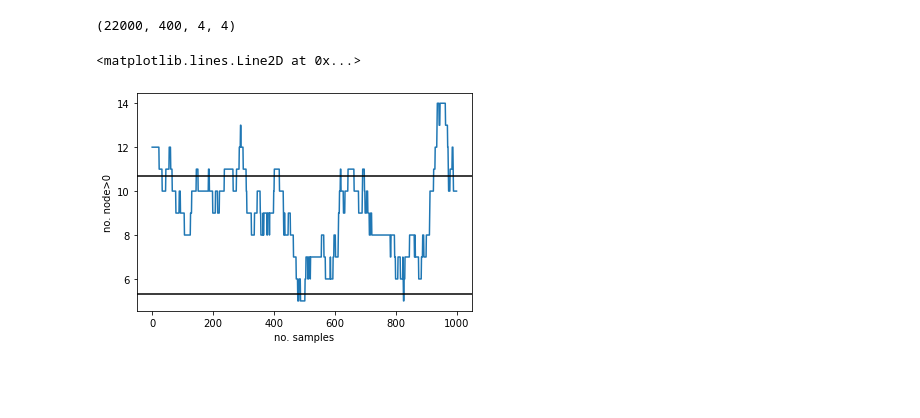
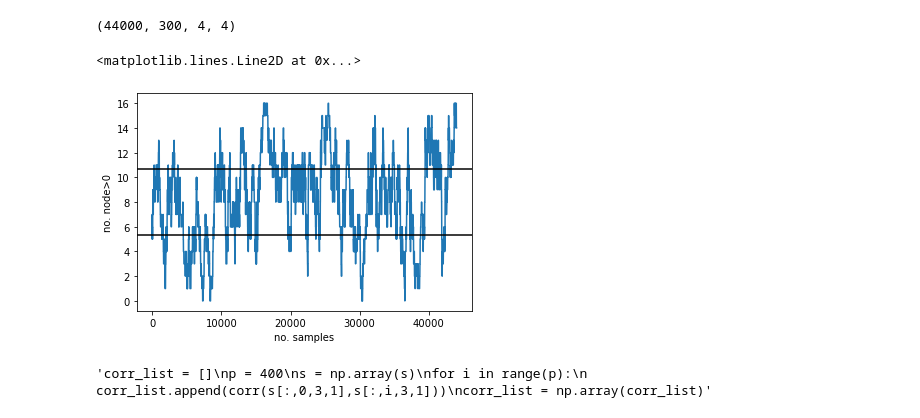
Before and after one commit to yy495/bistable_perception_project, a Jupyter notebook: parallel_test_09.ipynb, the cells around one changed output. Drawn from its saved outputs; the diff is of its cells as text; code cells hidden in the pictures; blank space fills up the shorter version.

```diff
--- a/parallel_test_09.ipynb
+++ b/parallel_test_09.ipynb
@@ -54,7 +54,7 @@ def simulation(p,no_samples,a = 1, b = -1, sigma = 0.3, lamda = 0.05,dim = 4):
     z = (np.random.rand(p,dim,dim)-0.5)*2
     for i in range(int(no_samples)):
         z_star = proposal_function_new(z,p)
-        acc = sample_rejection_new(z,z_star,p,a = 1, b = -1, sigma = 0.3, lamda = 0.05)
+        acc = sample_rejection_new(z,z_star,p,a, b, sigma, lamda)
         for j in range(p):
             if acc[j] == 1:
                 z[j,:,:] = z_star[j,:,:]
@@ -62,8 +62,8 @@ def simulation(p,no_samples,a = 1, b = -1, sigma = 0.3, lamda = 0.05,dim = 4):
         state_list_par.append(z_a)
     return state_list_par
 # %%
-p,no_samples = 400,33000
-s = simulation(p,no_samples,a = 1, b = -1, sigma = 0.1, lamda = 0.25,dim = 4)
+p,no_samples = 300,44000
+s = simulation(p,no_samples,a = 1, b = -1, sigma = 0.16, lamda = 0.08,dim = 4)
 s = np.array(s)
 # %%
 s_test = s[:,99,:,:]
@@ -73,16 +73,16 @@ state_num_test = np.array([len(np.where(state>0)[0]) for state in s_test])
 s_test1 = np.array(s)[:,9,:,:]
 state_num_test1 = np.array([len(np.where(state>0)[0]) for state in s_test1])
 # %% [output]
-(22000, 400, 4, 4)
+(44000, 300, 4, 4)
 # %%
-plt.plot(state_num_test[10000:11000])
+plt.plot(state_num_test)
 plt.xlabel('no. samples')
 plt.ylabel('no. node>0')
 plt.axhline(y=16/3, color = 'k')
 plt.axhline(y=32/3,color = 'k')
 # %% [output]
 <matplotlib.lines.Line2D at 0x...>
-[figure, old version]
+[figure, new version]
 # %%
 def corr(x,y):
     return (np.mean(x*y)-np.mean(x)*np.mean(y))/(np.var(x)*np.var(y))**0.5
@@ -95,10 +95,12 @@ def autocorr(x,y,n):
         rxy.append(corr(x,y_shift))
     return np.array(rxy)
 # %%
-corr_list = []
+'''corr_list = []
 p = 400
 s = np.array(s)
 for i in range(p):
     corr_list.append(corr(s[:,0,3,1],s[:,i,3,1]))
-corr_list = np.array(corr_list)
+corr_list = np.array(corr_list)'''
+# %% [output]
+'corr_list = []\np = 400\ns = np.array(s)\nfor i in range(p):\n    corr_list.append(corr(s[:,0,3,1],s[:,i,3,1]))\ncorr_list = np.array(corr_list)'
 # %%
```
Also changed, not shown: parts of 7 cells of this notebook, 1 other file.
